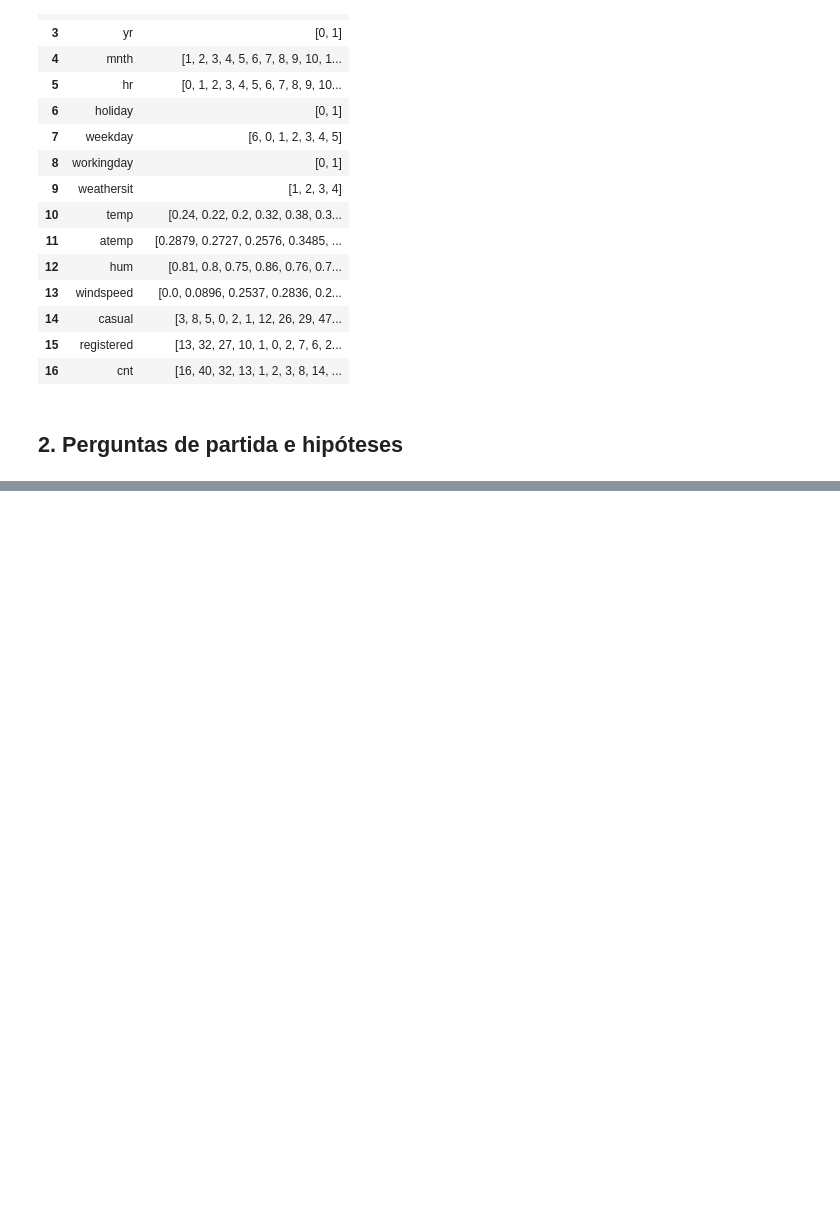
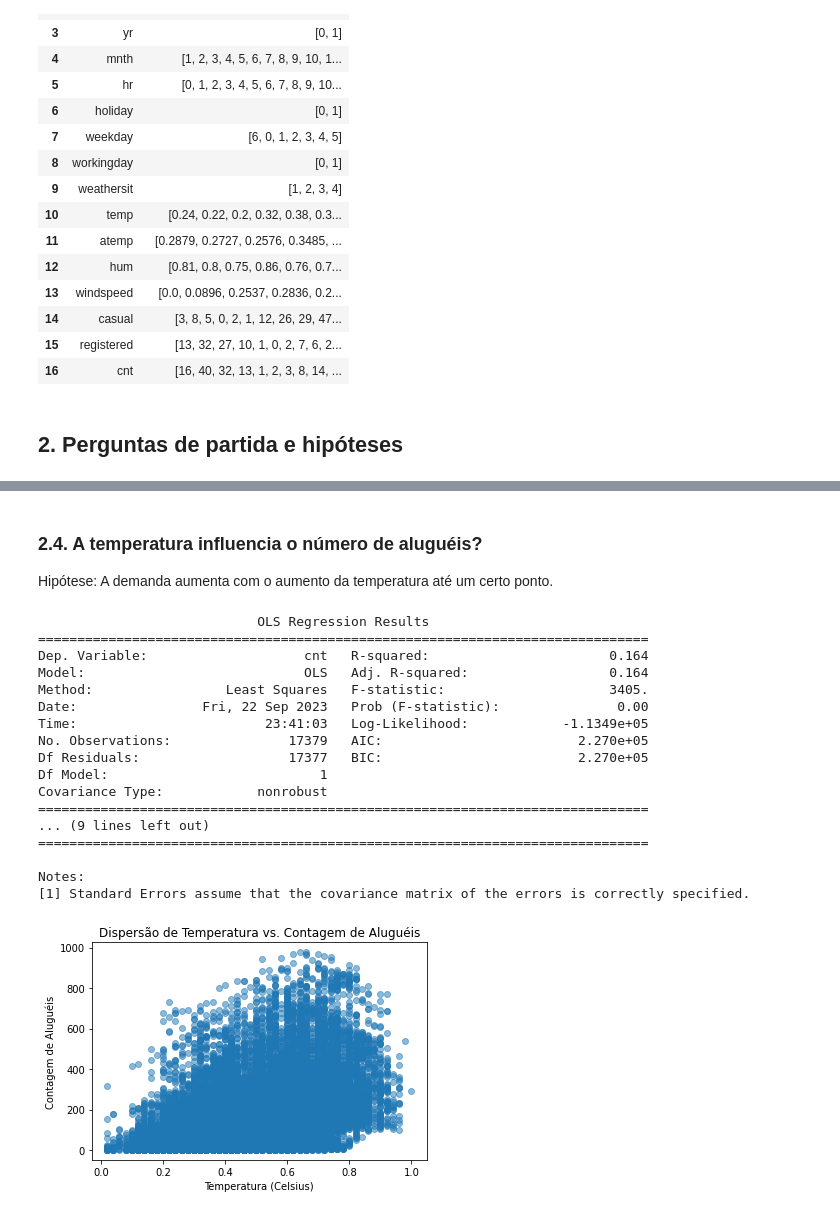
Before and after one commit to denisddv/BikeCD, a Jupyter notebook: notebooks/01-exploratory_data_analysis.ipynb, the cells around one changed output, grey strips where cells are left out. Cells and saved outputs as stored; diff of their text form; code cells hidden in the pictures; blank space fills up the shorter version.

```diff
--- a/notebooks/01-exploratory_data_analysis.ipynb
+++ b/notebooks/01-exploratory_data_analysis.ipynb
@@ -186,0 +295,44 @@ df_uniques
+# %% [markdown]
+### 2.4. A temperatura influencia o número de aluguéis?
+
+Hipótese: A demanda aumenta com o aumento da temperatura até um certo ponto.
+# %%
+
+# Defina suas variáveis independentes e dependentes
+X = df['temp']  # Temperatura
+y = df['cnt']   # Contagem de aluguéis
+
+# Adicione uma constante à matriz X para calcular a interceptação (constante) na regressão
+X = sm.add_constant(X)
+
+# Crie um modelo de regressão linear
+modelo = sm.OLS(y, X).fit()
+
+# Imprima um resumo do modelo (incluindo coeficientes)
+print(modelo.summary())
+
+# Crie um gráfico de dispersão da temperatura em relação à contagem de aluguéis
+plt.scatter(df['temp'], df['cnt'], alpha=0.5)
+plt.title('Dispersão de Temperatura vs. Contagem de Aluguéis')
+plt.xlabel('Temperatura (Celsius)')
+plt.ylabel('Contagem de Aluguéis')
+plt.show()
+# %% [output]
+                            OLS Regression Results
+==============================================================================
+Dep. Variable:                    cnt   R-squared:                       0.164
+Model:                            OLS   Adj. R-squared:                  0.164
+Method:                 Least Squares   F-statistic:                     3405.
+Date:                Fri, 22 Sep 2023   Prob (F-statistic):               0.00
+Time:                        23:41:03   Log-Likelihood:            -1.1349e+05
+No. Observations:               17379   AIC:                         2.270e+05
+Df Residuals:                   17377   BIC:                         2.270e+05
+Df Model:                           1
+Covariance Type:            nonrobust
+==============================================================================
+... (9 lines left out)
+==============================================================================
+
+Notes:
+[1] Standard Errors assume that the covariance matrix of the errors is correctly specified.
+[figure, added]
```
Also changed, not shown: parts of 49 cells of this notebook, 2 other files.
